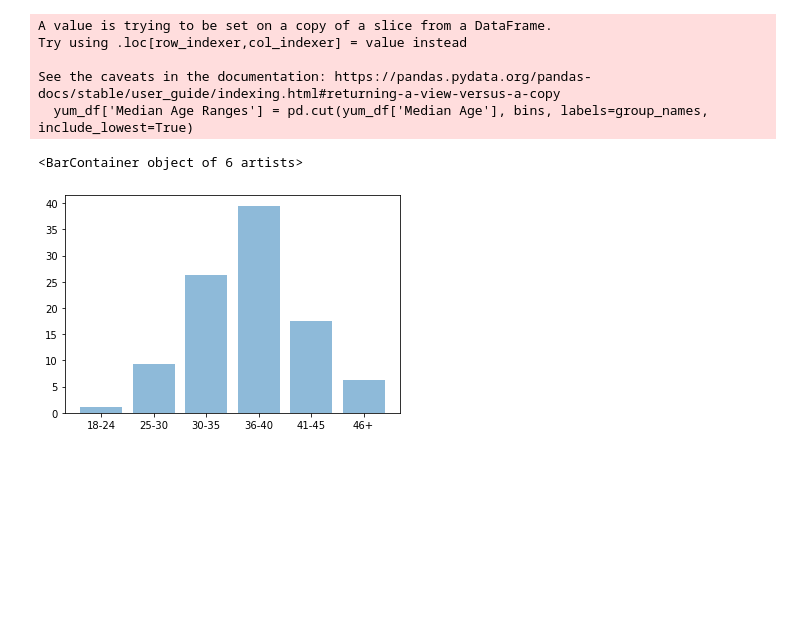
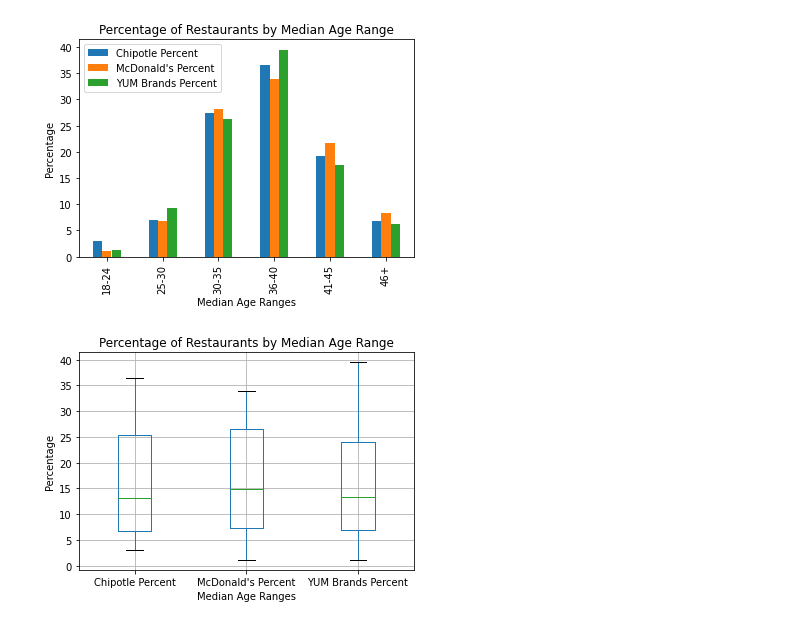
Before and after one commit to JeniLam/Project1_Group2, a Jupyter notebook: age_demographics.ipynb, the cells around one changed output. Cells and saved outputs as stored; diff of their text form; code cells hidden in the pictures; blank space fills up the shorter version.

```diff
--- a/age_demographics.ipynb
+++ b/age_demographics.ipynb
@@ -18,14 +21,6 @@ rest_df.head()
 # %%
 #Create dataframe for Chipotle, McDonald's and YUM
 
-# chipotle_age_values = rest_df['Median Age'].loc[(rest_df['Name'] == "Chipotle Mexican Grill")]
-# mcdonalds_age_values = rest_df['Median Age'].loc[(rest_df['Name'] == "McDonald's")]
-# yum_age_values = rest_df['Median Age'].loc[(rest_df['Name'] == "Taco Bell") |
-#                                            (rest_df['Name'] == "Pizza Hut") |
-#                                            (rest_df['Name'] == "KFC")]
-
 chipotle_df = rest_df.loc[(rest_df['Name'] == "Chipotle Mexican Grill")]
 mcdonalds_df = rest_df.loc[(rest_df['Name'] == "McDonald's")]
-yum_df = rest_df.loc[(rest_df['Name'] == "Taco Bell") |
-                    (rest_df['Name'] == "Pizza Hut") |
-                    (rest_df['Name'] == "KFC")]
+yum_df = rest_df.loc[(rest_df['Name'] == "YUM Brands")]
@@ -139,13 +73,24 @@ yum_percent = (yum_age_count['Name']/yum_age_count['Name'].sum())*100
 
 yum_age_df = pd.DataFrame({"Total Count": yum_age_count["Name"],
                        "Yum Percent": yum_percent})
-
-plt.bar(group_names, yum_age_df["Yum Percent"], alpha=0.5, align='center')
-# %% [output]
-A value is trying to be set on a copy of a slice from a DataFrame.
-Try using .loc[row_indexer,col_indexer] = value instead
-
-See the caveats in the documentation: https://pandas.pydata.org/pandas-docs/stable/user_guide/indexing.html#returning-a-view-versus-a-copy
-  yum_df['Median Age Ranges'] = pd.cut(yum_df['Median Age'], bins, labels=group_names, include_lowest=True)
-<BarContainer object of 6 artists>
-[figure, removed]
+# %%
+#Create new dataframe with all info and bar plot
+
+percent_rest_df = pd.DataFrame({"Chipotle Percent": chipotle_age_df['Chipotle Percent'],
+                           "McDonald's Percent": mcdonalds_age_df["McDonald's Percent"],
+                          "YUM Brands Percent": yum_age_df["Yum Percent"]}, index=group_names)
+percent_rest_df.plot(kind='bar')
+plt.xlabel("Median Age Ranges")
+plt.ylabel("Percentage")
+plt.title('Percentage of Restaurants by Median Age Range')
+plt.show()
+# %% [output]
+[figure, added]
+# %%
+percent_rest_df.boxplot()
+plt.xlabel("Median Age Ranges")
+plt.ylabel("Percentage")
+plt.title('Percentage of Restaurants by Median Age Range')
+plt.show()
+# %% [output]
+[figure, added]
```
Also changed, not shown: parts of 6 cells of this notebook.
